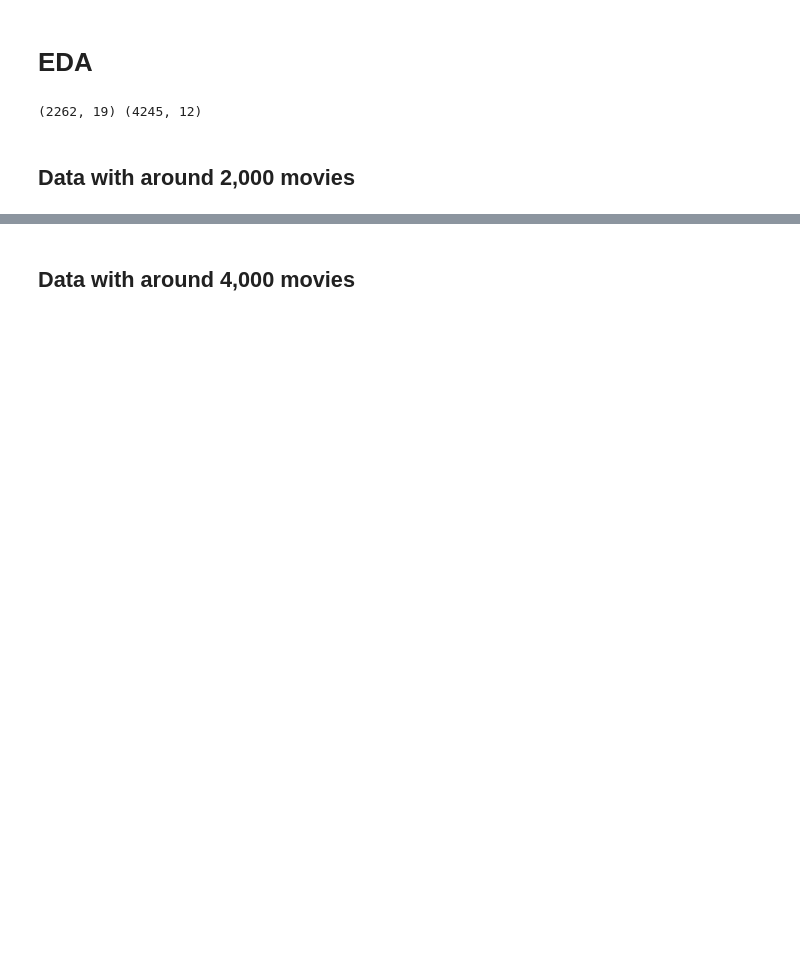
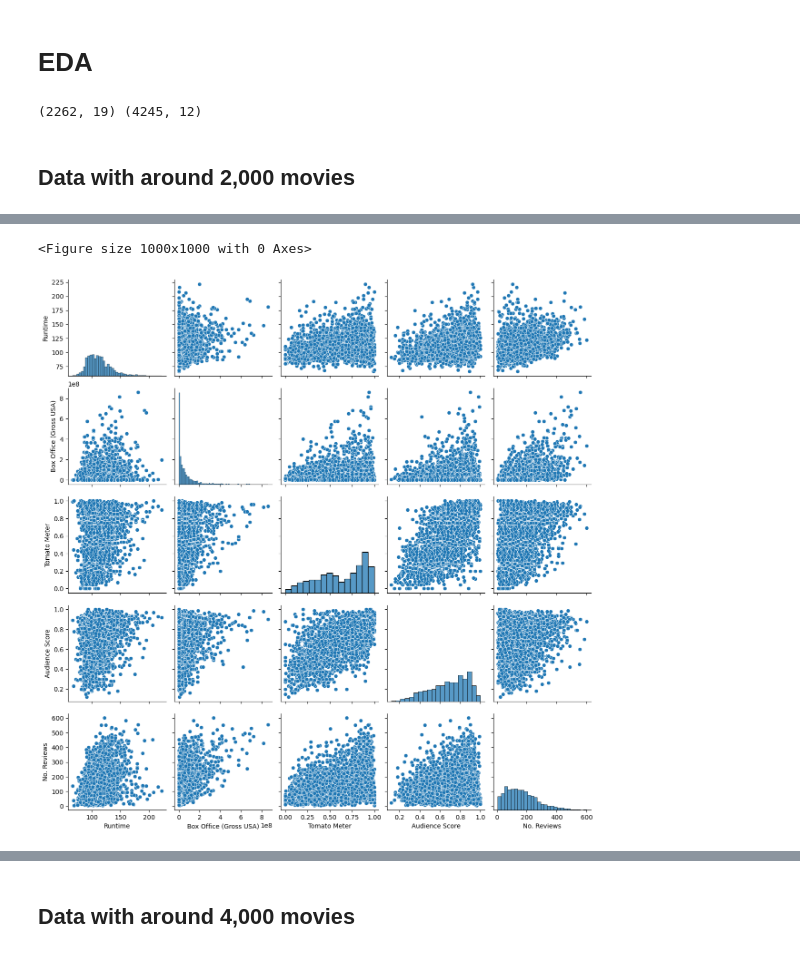
Before and after one commit to Sorooshi/Rotten_Tomatoes_DatabaSet, a Jupyter notebook: notebooks/a02_generate_two_movie_datasets.ipynb, the cells around one changed output, grey strips where cells are left out. Saved outputs shown, nothing was run; the diff lists cells and outputs as text; code cells hidden in the pictures; blank space fills up the shorter version.

```diff
--- a/notebooks/a02_generate_two_movie_datasets.ipynb
+++ b/notebooks/a02_generate_two_movie_datasets.ipynb
@@ -255,8 +240,11 @@ plt.show()
 # %%
 
 plt.figure(figsize=(10, 10))
-sns.pairplot(movies_data_s[q_features_s])
+sns.pairplot(medium_movies_data[q_features_s])
 plt.show()
+# %% [output]
+<Figure size 1000x1000 with 0 Axes>
+[figure, added]
 # %%
 
 
```
Also changed, not shown: parts of 52 cells of this notebook.
